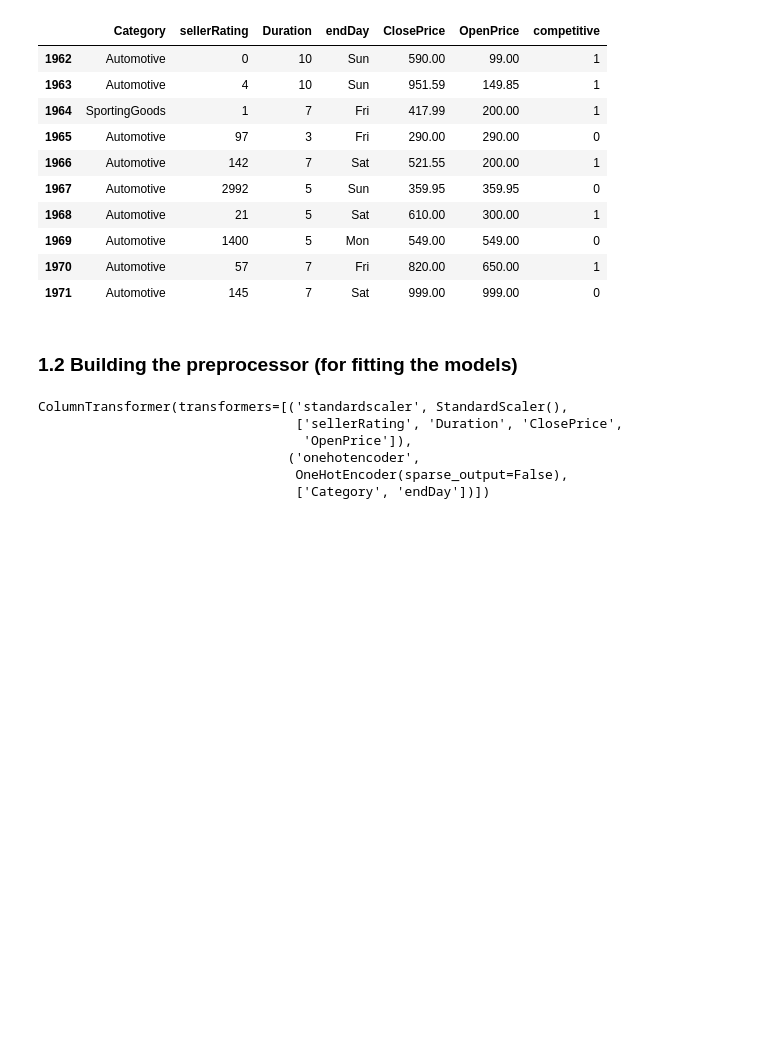
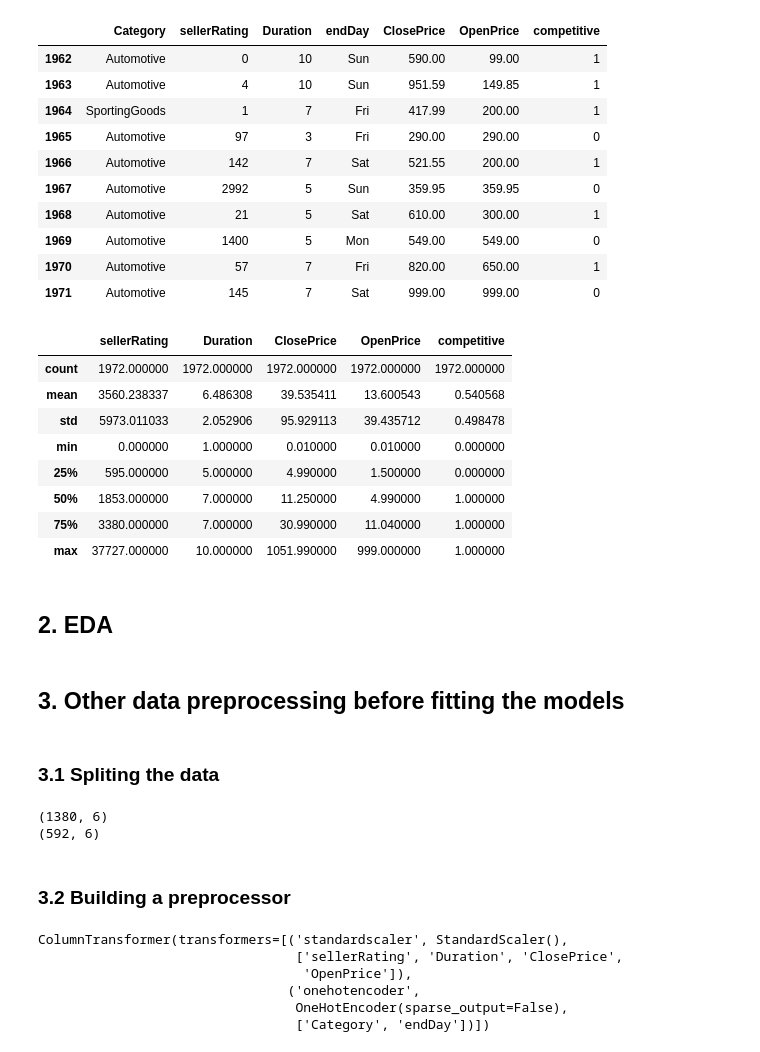
Before and after one commit to Jitao-Z/RSM8413_Case_1, a Jupyter notebook: case_1_analysis.ipynb, the cells around one changed output. Saved outputs shown, nothing was run; the diff lists cells and outputs as text; code cells hidden in the pictures; blank space fills up the shorter version.

```diff
--- a/case_1_analysis.ipynb
+++ b/case_1_analysis.ipynb
@@ -156,8 +158,39 @@ ebay.tail(10)
 | 1969 | Automotive | 1400 | 5 | Mon | 549.00 | 549.00 | 0 |
 | 1970 | Automotive | 57 | 7 | Fri | 820.00 | 650.00 | 1 |
 | 1971 | Automotive | 145 | 7 | Sat | 999.00 | 999.00 | 0 |
+# %%
+ebay.describe()
+# %% [output]
+|  | sellerRating | Duration | ClosePrice | OpenPrice | competitive |
+| count | 1972.000000 | 1972.000000 | 1972.000000 | 1972.000000 | 1972.000000 |
+| mean | 3560.238337 | 6.486308 | 39.535411 | 13.600543 | 0.540568 |
+| std | 5973.011033 | 2.052906 | 95.929113 | 39.435712 | 0.498478 |
+| min | 0.000000 | 1.000000 | 0.010000 | 0.010000 | 0.000000 |
+| 25% | 595.000000 | 5.000000 | 4.990000 | 1.500000 | 0.000000 |
+| 50% | 1853.000000 | 7.000000 | 11.250000 | 4.990000 | 1.000000 |
+| 75% | 3380.000000 | 7.000000 | 30.990000 | 11.040000 | 1.000000 |
+| max | 37727.000000 | 10.000000 | 1051.990000 | 999.000000 | 1.000000 |
+# %% [markdown]
+## 2. EDA
+# %% [markdown]
+## 3. Other data preprocessing before fitting the models
+# %% [markdown]
+### 3.1 Spliting the data
+# %%
+train_df, test_df = train_test_split(ebay, test_size = 0.3, random_state = 8413)
+
+X_train = train_df.drop(columns = ['competitive'])
+y_train = train_df['competitive']
+X_test = test_df.drop(columns = ['competitive'])
+y_test = test_df['competitive']
+
+print(X_train.shape)
+print(X_test.shape)
+# %% [output]
+(1380, 6)
+(592, 6)
 # %% [markdown]
-### 1.2 Building the preprocessor (for fitting the models)
+### 3.2 Building a preprocessor
 # %%
 numeric_features = ["sellerRating",
                     "Duration",
```
Also changed, not shown: parts of 3 cells of this notebook.
